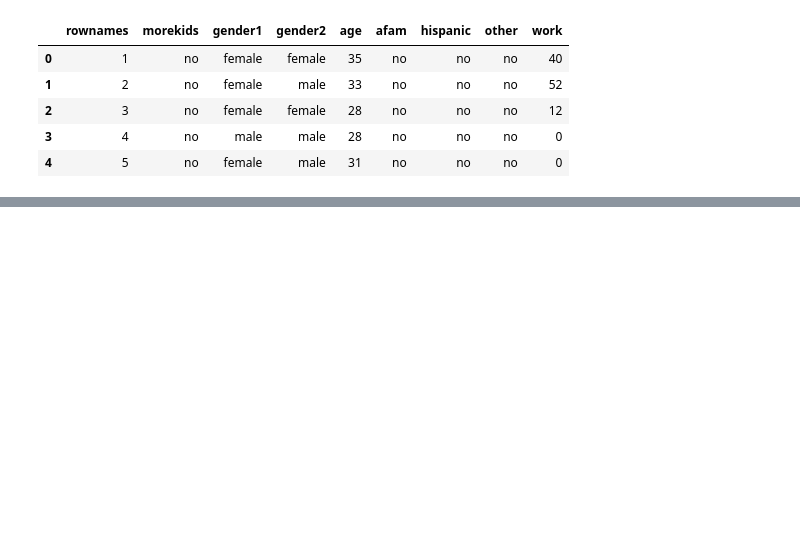
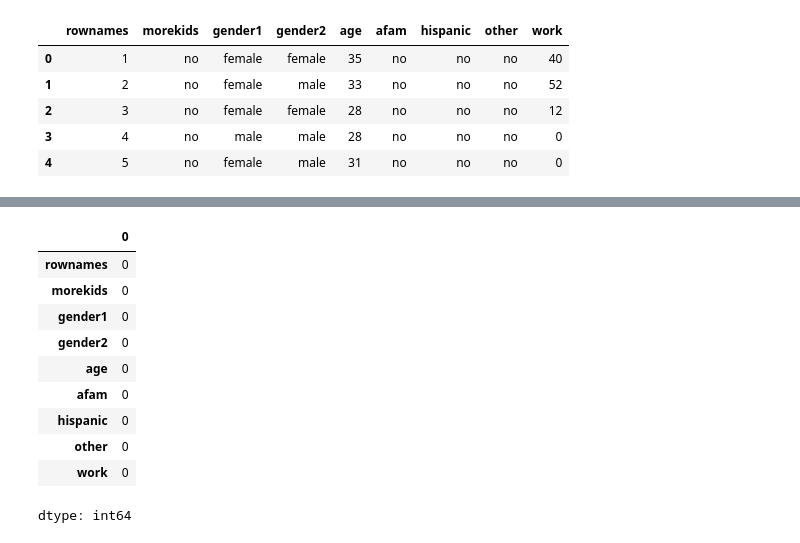
Before and after one commit to DivyamJain0212/EDA-Model-Fertility2, a Jupyter notebook: Divyam_Jain_EDA.ipynb, the cells around one changed output, grey strips where cells are left out. Cells and saved outputs as stored; diff of their text form; code cells hidden in the pictures; blank space fills up the shorter version.

```diff
--- a/Divyam_Jain_EDA.ipynb
+++ b/Divyam_Jain_EDA.ipynb
@@ -19,0 +52,14 @@ df.head()
+# %%
+df.isnull().sum()
+# %% [output]
+|  | 0 |
+| rownames | 0 |
+| morekids | 0 |
+| gender1 | 0 |
+| gender2 | 0 |
+| age | 0 |
+| afam | 0 |
+| hispanic | 0 |
+| other | 0 |
+| work | 0 |
+dtype: int64
```
Also changed, not shown: parts of 6 cells of this notebook.
